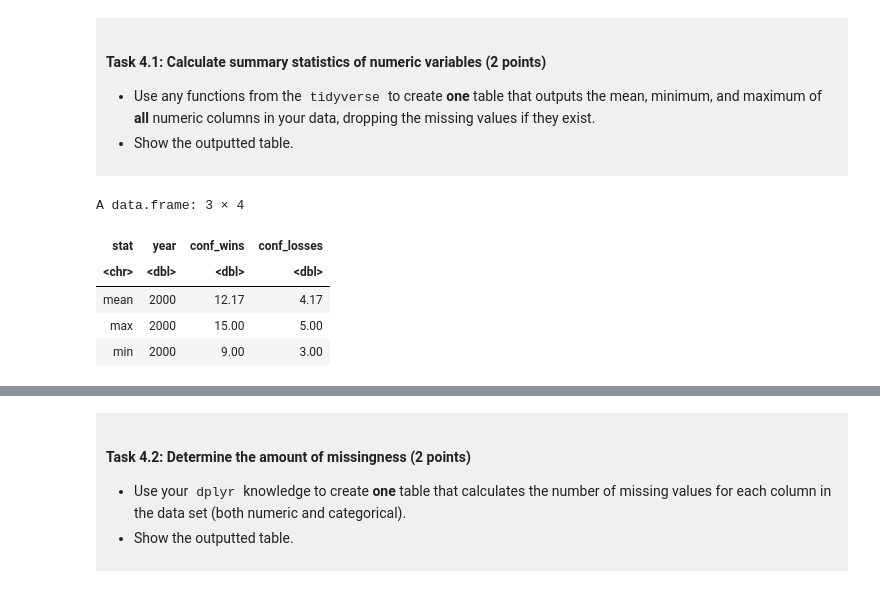
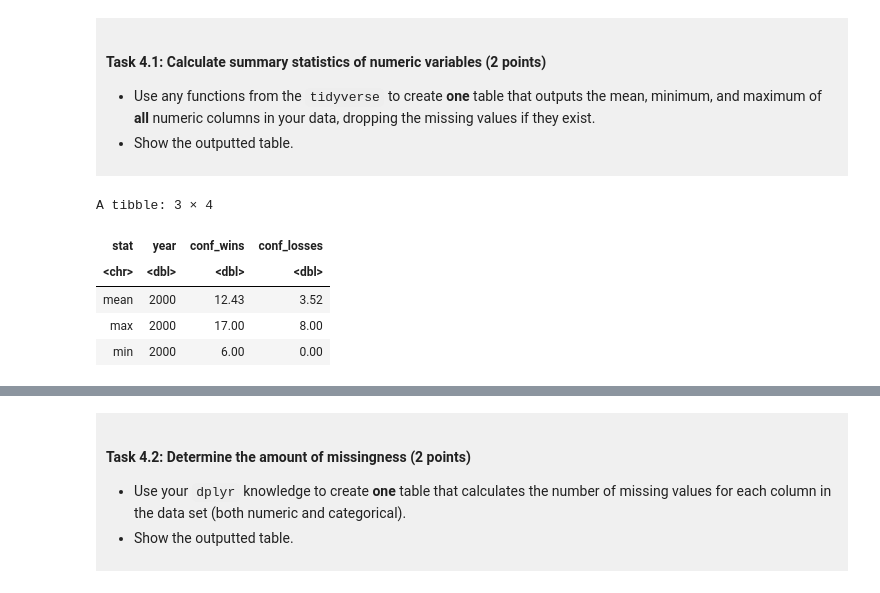
Before and after one commit to Maddi-808/dsci-100-project-madison-kuan, a Jupyter notebook: dsci-100-project-notebook.ipynb, the cells around one changed output, grey strips where cells are left out. Saved outputs shown, nothing was run; the diff lists cells and outputs as text; code cells hidden in the pictures.

```diff
--- a/dsci-100-project-notebook.ipynb
+++ b/dsci-100-project-notebook.ipynb
@@ -223,9 +223,9 @@ Produce a tidy data set that could be used to answer your research question usin
 tidy_ncaa_data <- ncaa_data |>
     select(year,conf_wins, conf_losses, tourney_finish) |> #isolating only the variables I need
     filter(year == "2000") |> # getting only data from year 2000
-    mutate(tourney_finish = as.factor(tourney_finish)) |> # making the thing I am trying to predict a factor
-   head(6) #getting the first 6 rows
-tidy_ncaa_data
+    mutate(tourney_finish = as.factor(tourney_finish)) # making the thing I am trying to predict a factor
+
+head(tidy_ncaa_data, 6) #getting the first 6 rows
 # %% [output]
 A tibble: 6 × 4
 | year | conf_wins | conf_losses | tourney_finish |
@@ -265,28 +265,29 @@ You will refine your research question (if needed) and produce a tidy data set.
 </div>
 # %%
 ncaa_mean <- tidy_ncaa_data |>
-    summarize(across(year:conf_losses, mean)) #tried to make three seperate dataframes and then connect them on top
-                                                #of each other like lego but didn't work
+    summarize(across(year:conf_losses, mean)) #got the mean for all numerical data; made a one row tibble for each stat
+
 #ncaa_mean
 
-ncaa_max <- tidy_ncaa_data |>     #printed each dataframe out so I could read the values and turn them into vectors
+ncaa_max <- tidy_ncaa_data |>     #printed each tibble out so I could read the values and turn them into vectors
     summarize(across(year:conf_losses, max))
 #ncaa_max
 
 ncaa_min <- tidy_ncaa_data |>
     summarize(across(year:conf_losses, min))
 #ncaa_min
 
-ncaa_summary <- data.frame(stat = c("mean", "max", "min"),
+ncaa_summary <- tibble(stat = c("mean", "max", "min"),
                            year = c(2000, 2000, 2000),
-                           conf_wins = c(12.17, 15, 9),
-                           conf_losses = c(4.17, 5, 3)) #referred to a coding help website called w3schools to figure out how
-                                                            #how to make my own dataframe from scratch
+                           conf_wins = c(12.43, 17, 6),
+                           conf_losses = c(3.52, 8, 0)) #referred to a coding help website called w3schools to figure out how
+                                                         #how to make my own dataframe from scratch, then I decided to try
+                                                         # putting tibble instead and it worked! Chose tibble for consistency
 ncaa_summary
 # %% [output]
-A data.frame: 3 × 4
+A tibble: 3 × 4
 | stat | year | conf_wins | conf_losses |
 | <chr> | <dbl> | <dbl> | <dbl> |
-| mean | 2000 | 12.17 | 4.17 |
-| max | 2000 | 15.00 | 5.00 |
-| min | 2000 | 9.00 | 3.00 |
+| mean | 2000 | 12.43 | 3.52 |
+| max | 2000 | 17.00 | 8.00 |
+| min | 2000 | 6.00 | 0.00 |
```
Also changed, not shown: parts of 5 cells of this notebook.
